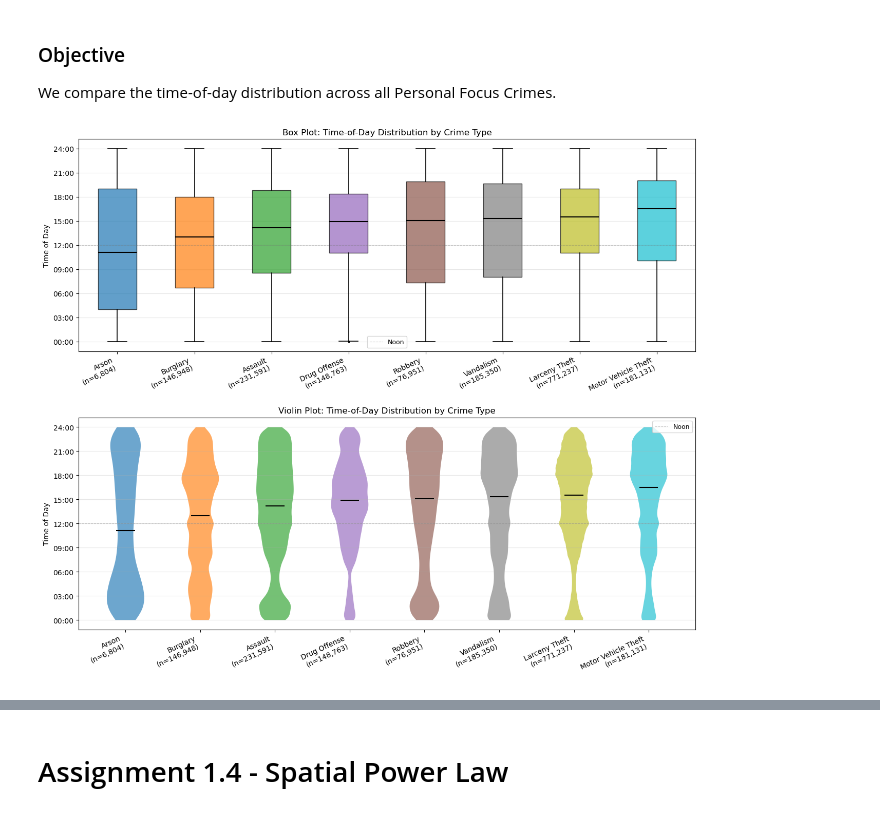
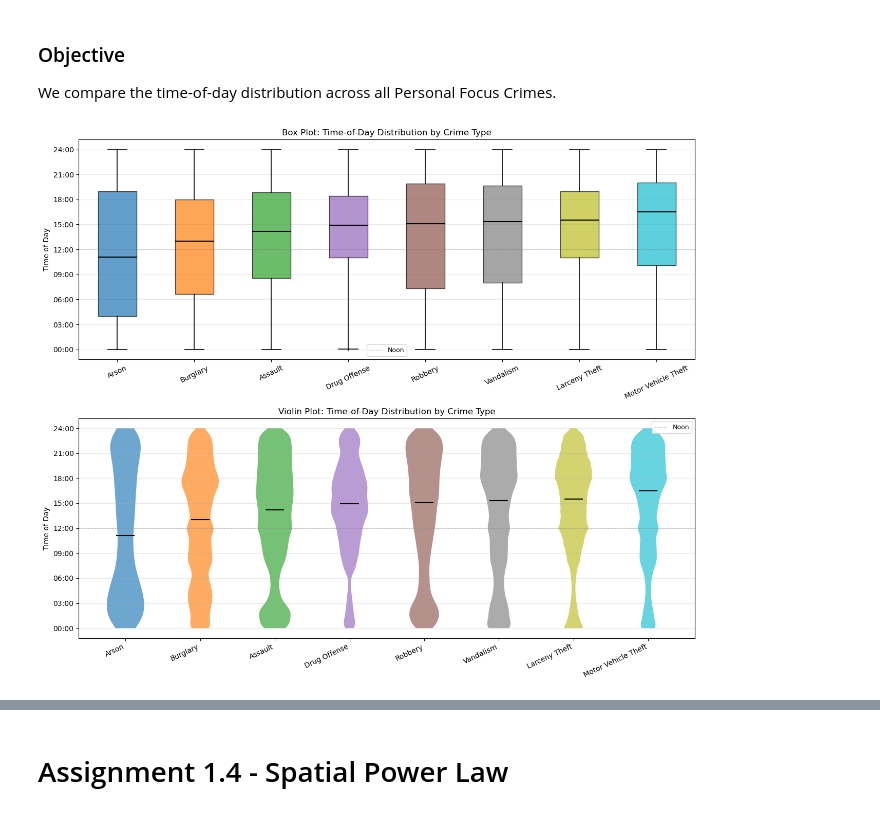
Before and after one commit to vichalder/social_data_viz_2026_group_75, a Jupyter notebook: Assignments/Assignment1G75_kat.ipynb, the cells around one changed output, grey strips where cells are left out. Saved outputs shown, nothing was run; the diff lists cells and outputs as text; code cells hidden in the pictures.

Commit message:
Violin plot ændringer

```diff
--- a/Assignments/Assignment1G75_kat.ipynb
+++ b/Assignments/Assignment1G75_kat.ipynb
@@ -484,11 +484,7 @@ bp = ax.boxplot(
 for patch, color in zip(bp['boxes'], colors):
     patch.set_facecolor(color)
     patch.set_alpha(0.7)
-ax.set_xticks(range(1, len(crime_order) + 1))
-ax.set_xticklabels(
-    [f"{c}\n(n={len(d):,})" for c, d in zip(crime_order, data_lists)],
-    rotation=25, ha='right'
-)
+
 ax.set_ylabel("Time of Day")
 ax.set_title("Box Plot: Time-of-Day Distribution by Crime Type")
 ax.set_yticks(yticks)
@@ -497,38 +493,35 @@ ax.axhline(y=12, color='gray', linestyle='--', alpha=0.4, linewidth=0.8, label="
 ax.tick_params(axis='x', rotation=25)
 ax.grid(axis='y', alpha=0.3)
 ax.legend(fontsize=9)
 
 # ── Violin plot ───────────────────────────────────────────────────────────────
 ax = axes[1]
 vp = ax.violinplot(
     data_lists,
     positions=range(1, len(crime_order) + 1),
     showmedians=True,
     showextrema=False
 )
 for body, color in zip(vp['bodies'], colors):
     body.set_facecolor(color)
     body.set_alpha(0.65)
 vp['cmedians'].set_color('black')
 vp['cmedians'].set_linewidth(1.5)
 
 ax.set_xticks(range(1, len(crime_order) + 1))
-ax.set_xticklabels(
-    [f"{c}\n(n={len(d):,})" for c, d in zip(crime_order, data_lists)],
-    rotation=25, ha='right'
-)
+ax.set_xticklabels(crime_order, rotation=25, ha='right')
 ax.set_ylabel("Time of Day")
 ax.set_title("Violin Plot: Time-of-Day Distribution by Crime Type")
 ax.set_yticks(yticks)
 ax.set_yticklabels(yticklabels)
 ax.axhline(y=12, color='gray', linestyle='--', alpha=0.4, linewidth=0.8, label="Noon")
 ax.grid(axis='y', alpha=0.3)
 ax.legend(fontsize=9)
 
 plt.tight_layout()
 plt.show()
 # %% [output]
-[figure, old version]
+[figure, new version]
 # %% [markdown]
 
 ## Interpretation
```
Also changed, not shown: parts of 1 cell of this notebook.
